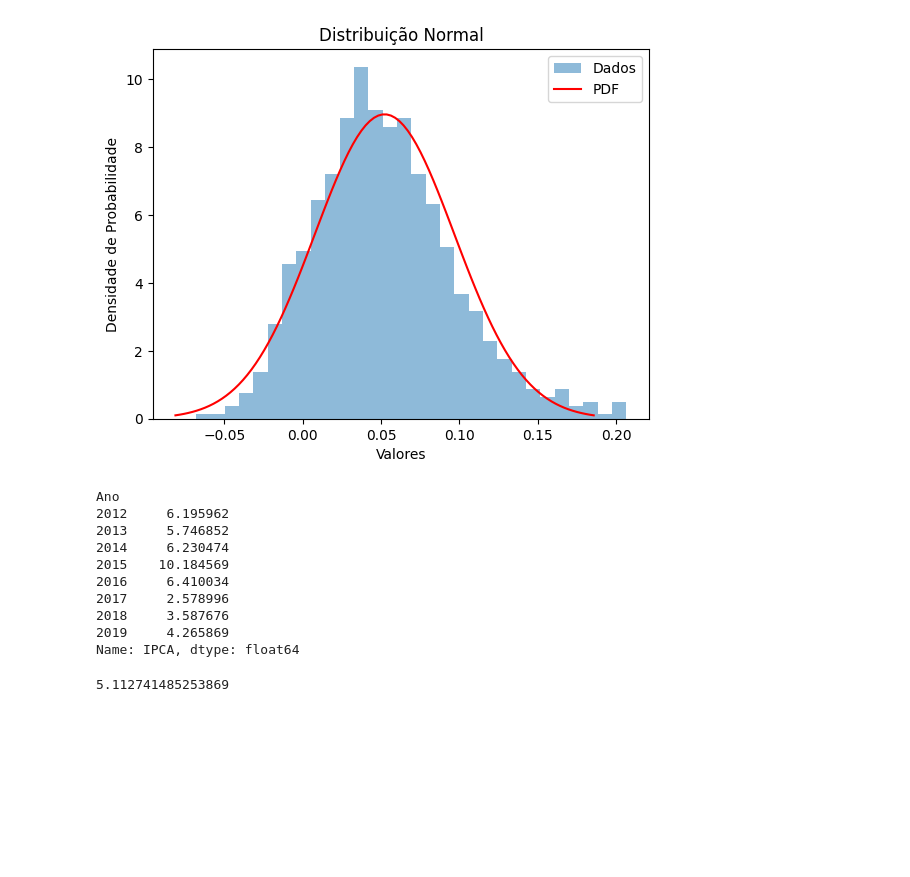
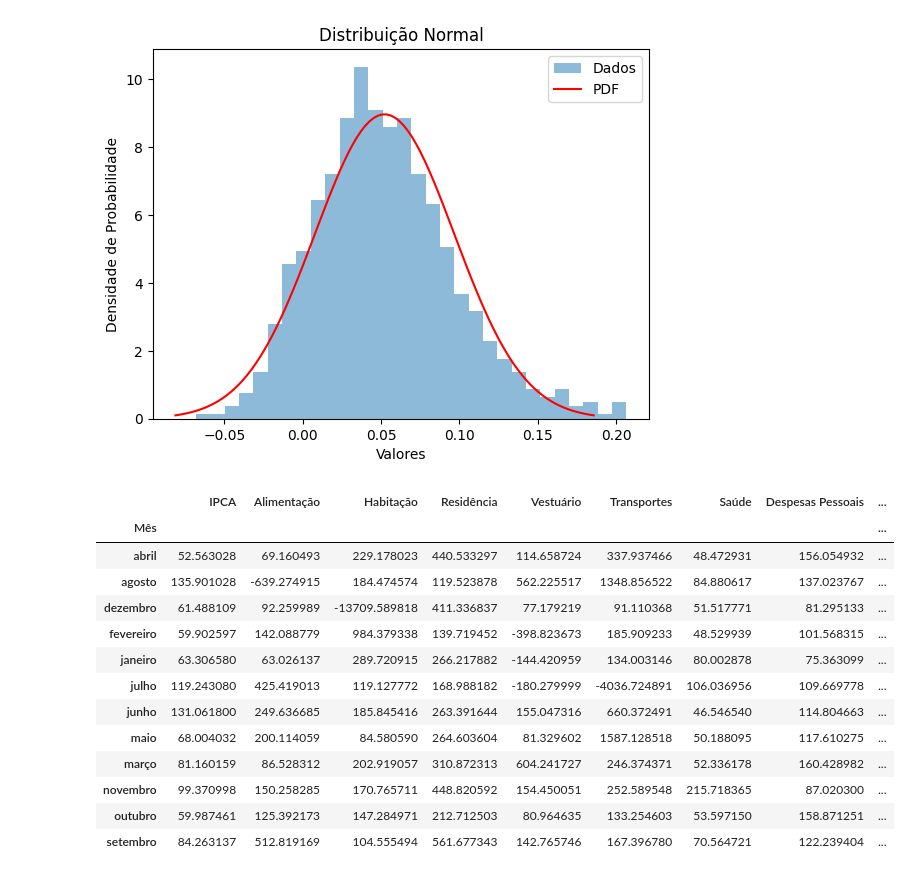
Before and after one commit to masterkey-07/proj-prob-ibge, a Jupyter notebook: notebook.ipynb, the cells around one changed output. Saved outputs shown, nothing was run; the diff lists cells and outputs as text; code cells hidden in the pictures; blank space fills up the shorter version.

```diff
--- a/notebook.ipynb
+++ b/notebook.ipynb
@@ -125,21 +104,20 @@ plt.legend()
 plt.show()
 # %% [output]
 [figure]
-# %%
-anos = agrupado_ano['IPCA'].sum()
-
-print(anos)
-
-anos.std() / anos.sum() * 100
-# %% [output]
-Ano
-2012     6.195962
-2013     5.746852
-2014     6.230474
-2015    10.184569
-2016     6.410034
-2017     2.578996
-2018     3.587676
-2019     4.265869
-Name: IPCA, dtype: float64
-5.112741485253869
+# %%
+agrupado_mes[['IPCA', *columns[:9]]].std() / agrupado_mes[['IPCA', *columns[:9]]].mean() * 100
+# %% [output]
+|  | IPCA | Alimentação | Habitação | Residência | Vestuário | Transportes | Saúde | Despesas Pessoais | ... |
+| Mês |  |  |  |  |  |  |  |  | ... |
+| abril | 52.563028 | 69.160493 | 229.178023 | 440.533297 | 114.658724 | 337.937466 | 48.472931 | 156.054932 | ... |
+| agosto | 135.901028 | -639.274915 | 184.474574 | 119.523878 | 562.225517 | 1348.856522 | 84.880617 | 137.023767 | ... |
+| dezembro | 61.488109 | 92.259989 | -13709.589818 | 411.336837 | 77.179219 | 91.110368 | 51.517771 | 81.295133 | ... |
+| fevereiro | 59.902597 | 142.088779 | 984.379338 | 139.719452 | -398.823673 | 185.909233 | 48.529939 | 101.568315 | ... |
+| janeiro | 63.306580 | 63.026137 | 289.720915 | 266.217882 | -144.420959 | 134.003146 | 80.002878 | 75.363099 | ... |
+| julho | 119.243080 | 425.419013 | 119.127772 | 168.988182 | -180.279999 | -4036.724891 | 106.036956 | 109.669778 | ... |
+| junho | 131.061800 | 249.636685 | 185.845416 | 263.391644 | 155.047316 | 660.372491 | 46.546540 | 114.804663 | ... |
+| maio | 68.004032 | 200.114059 | 84.580590 | 264.603604 | 81.329602 | 1587.128518 | 50.188095 | 117.610275 | ... |
+| março | 81.160159 | 86.528312 | 202.919057 | 310.872313 | 604.241727 | 246.374371 | 52.336178 | 160.428982 | ... |
+| novembro | 99.370998 | 150.258285 | 170.765711 | 448.820592 | 154.450051 | 252.589548 | 215.718365 | 87.020300 | ... |
+| outubro | 59.987461 | 125.392173 | 147.284971 | 212.712503 | 80.964635 | 133.254603 | 53.597150 | 158.871251 | ... |
+| setembro | 84.263137 | 512.819169 | 104.555494 | 561.677343 | 142.765746 | 167.396780 | 70.564721 | 122.239404 | ... |
```
Also changed, not shown: parts of 2 cells of this notebook.
